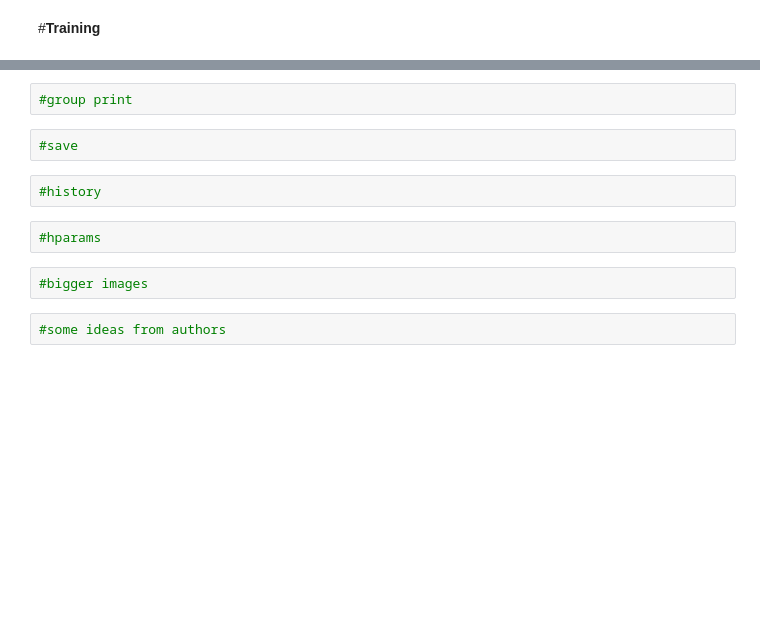
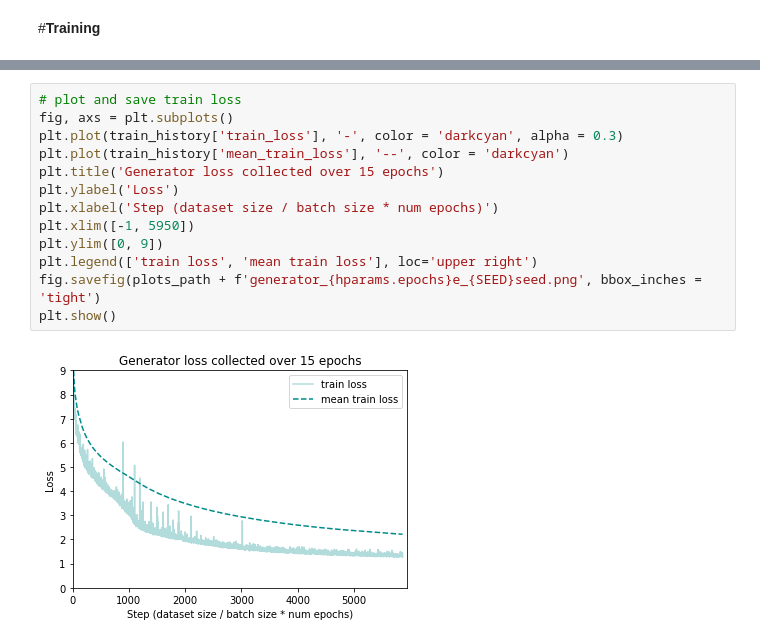
Before and after one commit to Olllga/DM_project, a Jupyter notebook: scripts/generator.ipynb, the cells around one changed output, grey strips where cells are left out. Cells and saved outputs as stored; diff of their text form; blank space fills up the shorter version.

```diff
--- a/scripts/generator.ipynb
+++ b/scripts/generator.ipynb
@@ -439,12 +473,15 @@ true vs generated stroke:
-# %%
-#group print
-# %%
-#save
-# %%
-#history
-# %%
-#hparams
-# %%
-#bigger images
-# %%
-#some ideas from authors
+# %%
+# plot and save train loss
+fig, axs = plt.subplots()
+plt.plot(train_history['train_loss'], '-', color = 'darkcyan', alpha = 0.3)
+plt.plot(train_history['mean_train_loss'], '--', color = 'darkcyan')
+plt.title('Generator loss collected over 15 epochs')
+plt.ylabel('Loss')
+plt.xlabel('Step (dataset size / batch size * num epochs)')
+plt.xlim([-1, 5950])
+plt.ylim([0, 9])
+plt.legend(['train loss', 'mean train loss'], loc='upper right')
+fig.savefig(plots_path + f'generator_{hparams.epochs}e_{SEED}seed.png', bbox_inches = 'tight')
+plt.show()
+# %% [output]
+[figure, added]
```
Also changed, not shown: parts of 8 cells of this notebook, 4 other files.
